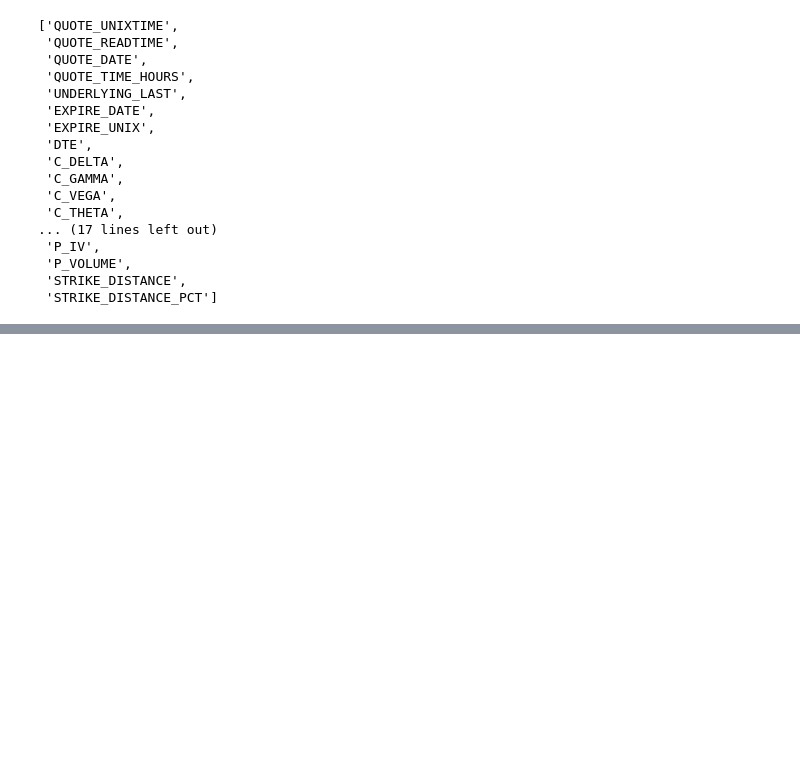
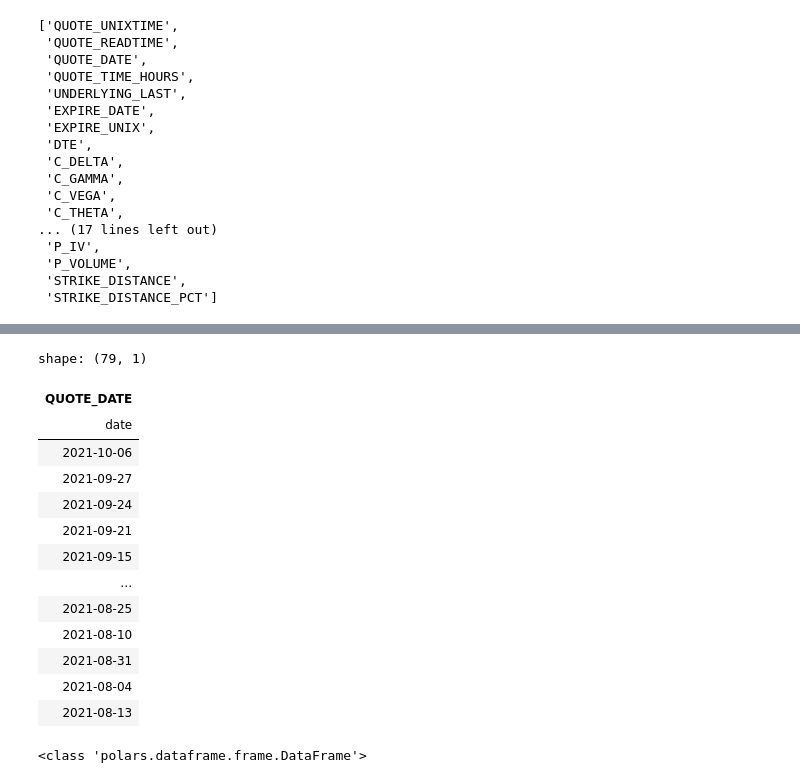
Before and after one commit to wqustudent/madoff, a Jupyter notebook: notebooks/ingester_prepper.ipynb, the cells around one changed output, grey strips where cells are left out. Saved outputs shown, nothing was run; the diff lists cells and outputs as text; code cells hidden in the pictures; blank space fills up the shorter version.

```diff
--- a/notebooks/ingester_prepper.ipynb
+++ b/notebooks/ingester_prepper.ipynb
@@ -165,3 +165,32 @@ shape: (1, 10)
 | QUOTE_READTIME | QUOTE_DATE | UNDERLYING_LAST | EXPIRE_DATE | DTE | C_BID | C_ASK | STRIKE | P_BID | P_ASK |
 | u32 | u32 | u32 | u32 | u32 | u32 | u32 | u32 | u32 | u32 |
 | 0 | 0 | 0 | 0 | 0 | 4401 | 4404 | 0 | 4407 | 4407 |
+# %%
+skip_dates = df.filter(
+    (pl.col("C_BID").is_null())
+    | (pl.col("C_ASK").is_null())
+    | (pl.col("P_BID").is_null())
+    | (pl.col("P_ASK").is_null())
+).select(
+    pl.col("QUOTE_DATE"),
+).unique()
+skip_dates
+# %% [output]
+shape: (79, 1)
+| QUOTE_DATE |
+| date |
+| 2021-10-06 |
+| 2021-09-27 |
+| 2021-09-24 |
+| 2021-09-21 |
+| 2021-09-15 |
+| … |
+| 2021-08-25 |
+| 2021-08-10 |
+| 2021-08-31 |
+| 2021-08-04 |
+| 2021-08-13 |
+# %%
+print(type(skip_dates))
+# %% [output]
+<class 'polars.dataframe.frame.DataFrame'>
```
Also changed, not shown: parts of 5 cells of this notebook, 2 other files.
